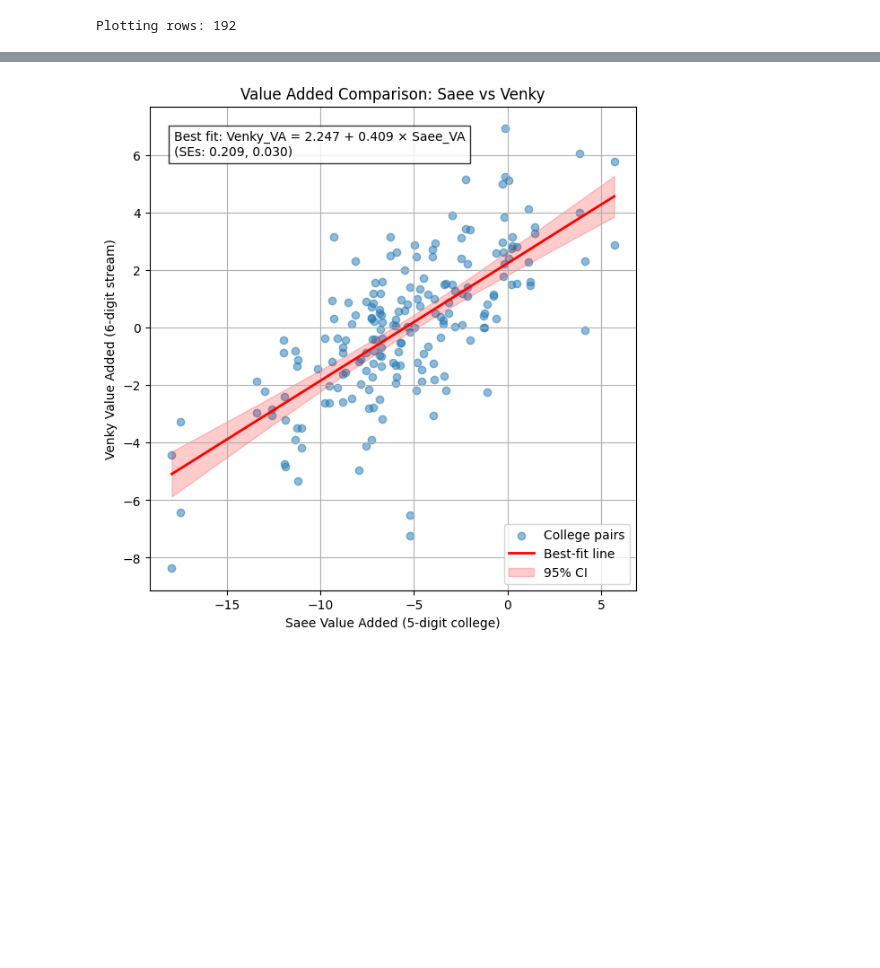
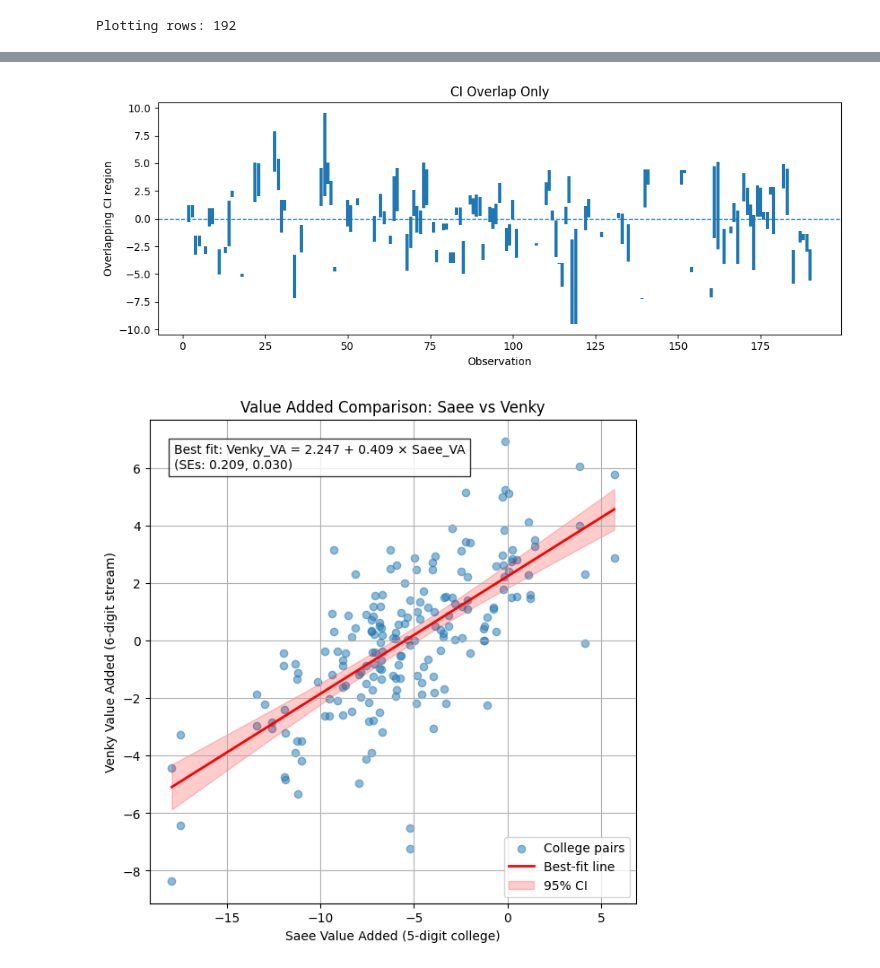
Before and after one commit to venkyc007/Economics_Project, a Jupyter notebook: Visualization.ipynb, the cells around one changed output, grey strips where cells are left out. Saved outputs shown, nothing was run; the diff lists cells and outputs as text; code cells hidden in the pictures; blank space fills up the shorter version.

```diff
--- a/Visualization.ipynb
+++ b/Visualization.ipynb
@@ -137,3 +184,18 @@ plt.show()
+# %%
+plt.figure(figsize=(10, 4))
+
+for xi, lo, hi in zip(x, overlap_low, overlap_high):
+    if hi > lo:
+        plt.vlines(xi, lo, hi, linewidth=3)
+
+plt.axhline(0, linestyle='--', linewidth=1)
+plt.xlabel('Observation')
+plt.ylabel('Overlapping CI region')
+plt.title('CI Overlap Only')
+plt.tight_layout()
+plt.show()
+# %% [output]
+[figure, added]
 # %%
 import numpy as np
 import matplotlib.pyplot as plt
```
Also changed, not shown: parts of 5 cells of this notebook, 5 other files.
